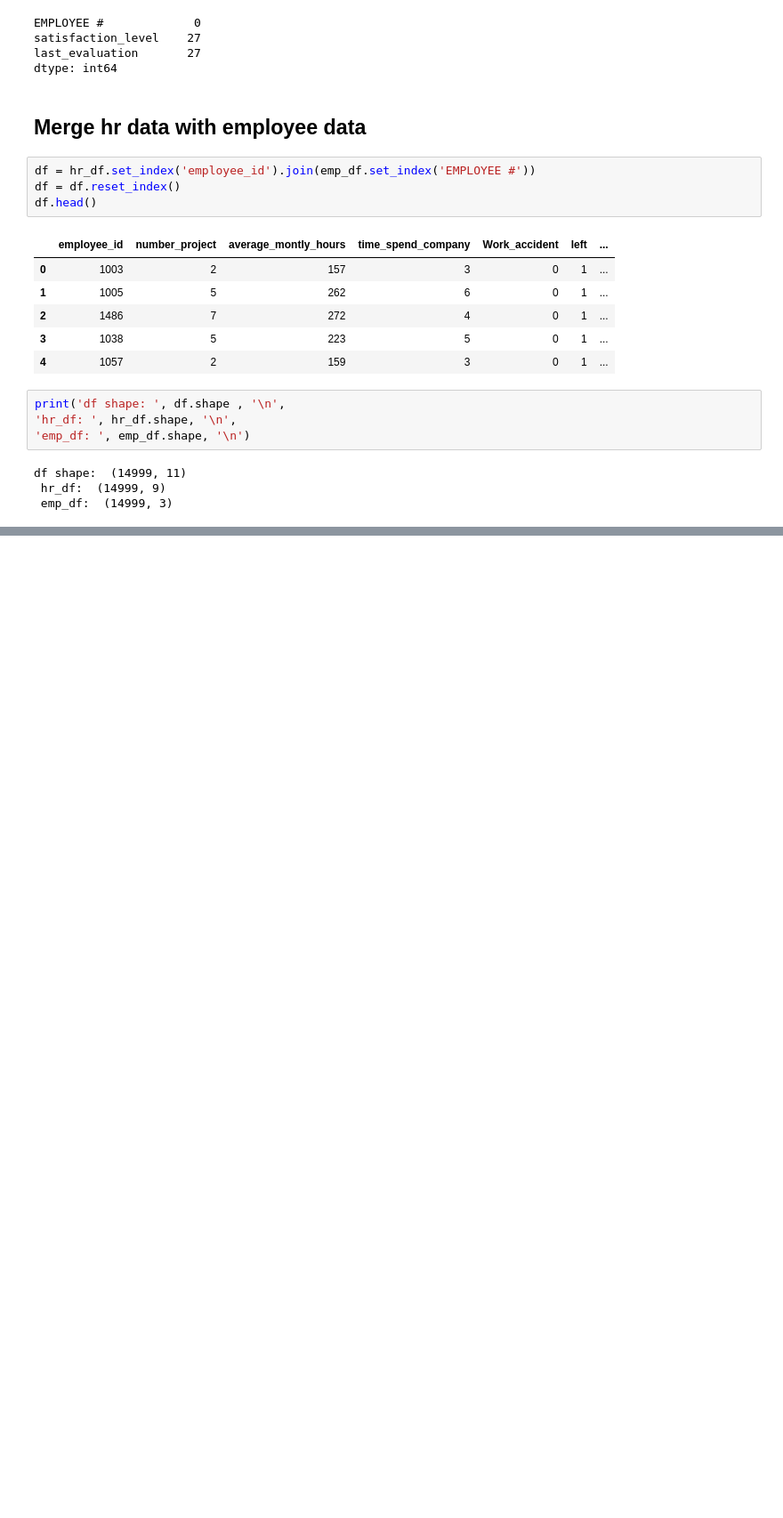
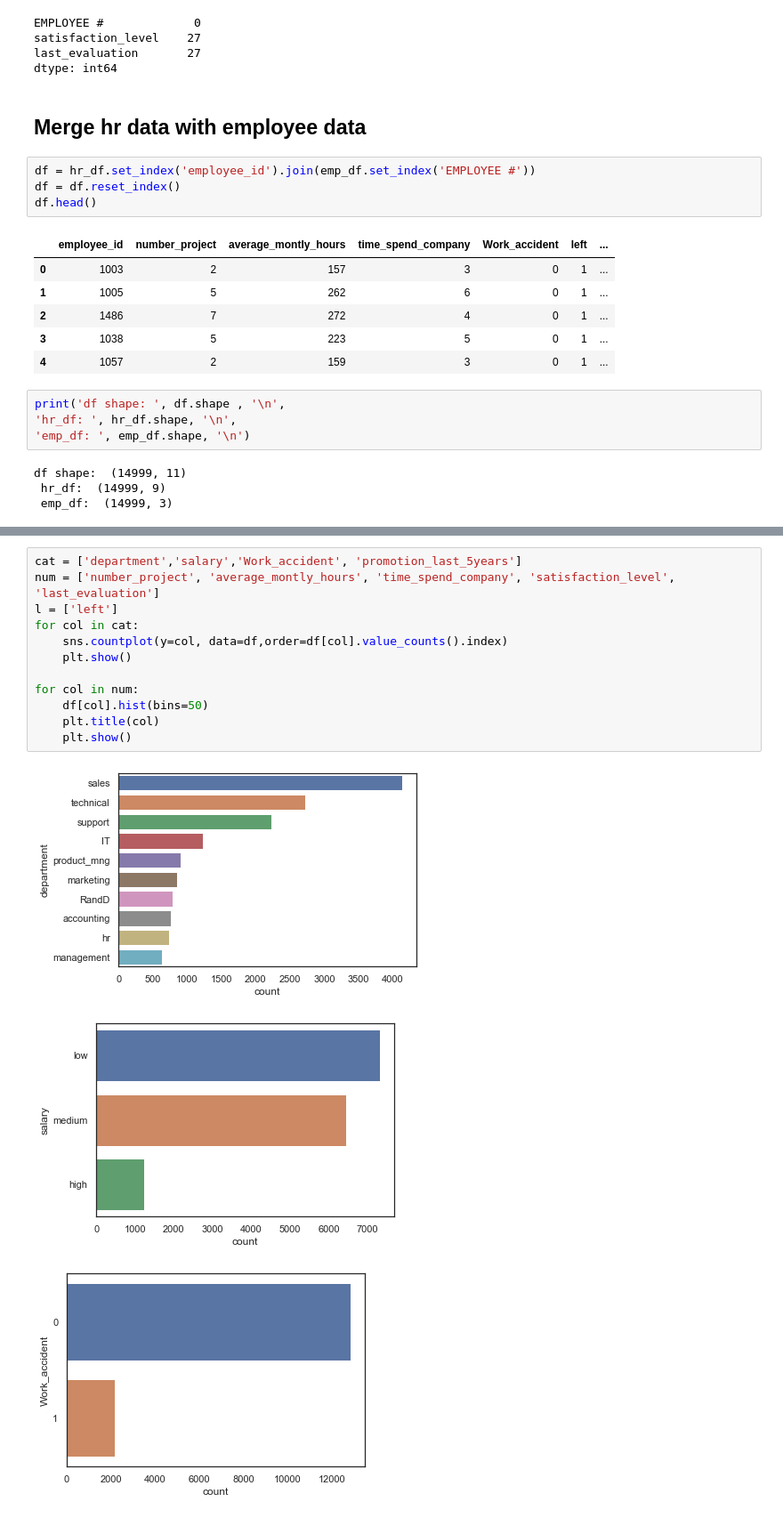
Before and after one commit to xiaomiaoright/RetensionAnalysisWithDeepLearning, a Jupyter notebook: RetensionAnalysis.ipynb, the cells around one changed output, grey strips where cells are left out. Shown at 89% size. Cells and saved outputs as stored; diff of their text form; blank space fills up the shorter version.

Commit message:
data preprocessing and modeling

```diff
--- a/RetensionAnalysis.ipynb
+++ b/RetensionAnalysis.ipynb
@@ -136,0 +227,16 @@ df shape:  (14999, 11)
+# %%
+cat = ['department','salary','Work_accident', 'promotion_last_5years']
+num = ['number_project', 'average_montly_hours', 'time_spend_company', 'satisfaction_level', 'last_evaluation']
+l = ['left']
+for col in cat:
+    sns.countplot(y=col, data=df,order=df[col].value_counts().index)
+    plt.show()
+
+for col in num:
+    df[col].hist(bins=50)
+    plt.title(col)
+    plt.show()
+# %% [output]
+[figure, added]
+[figure, added]
+[figure, added]
```
Also changed, not shown: parts of 32 cells of this notebook, 3 other files.
